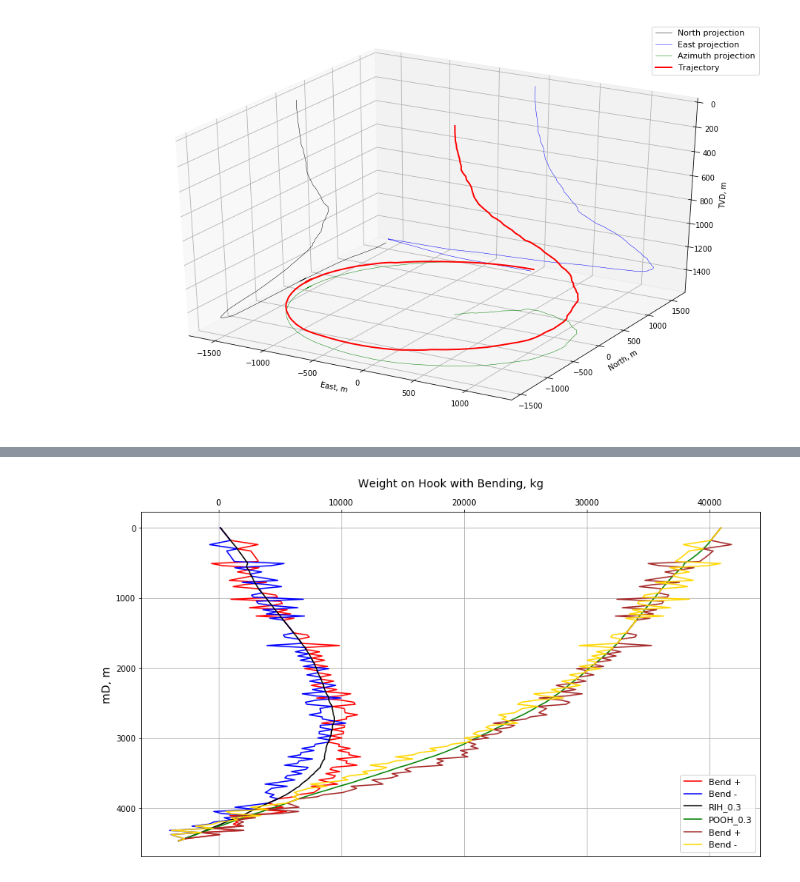
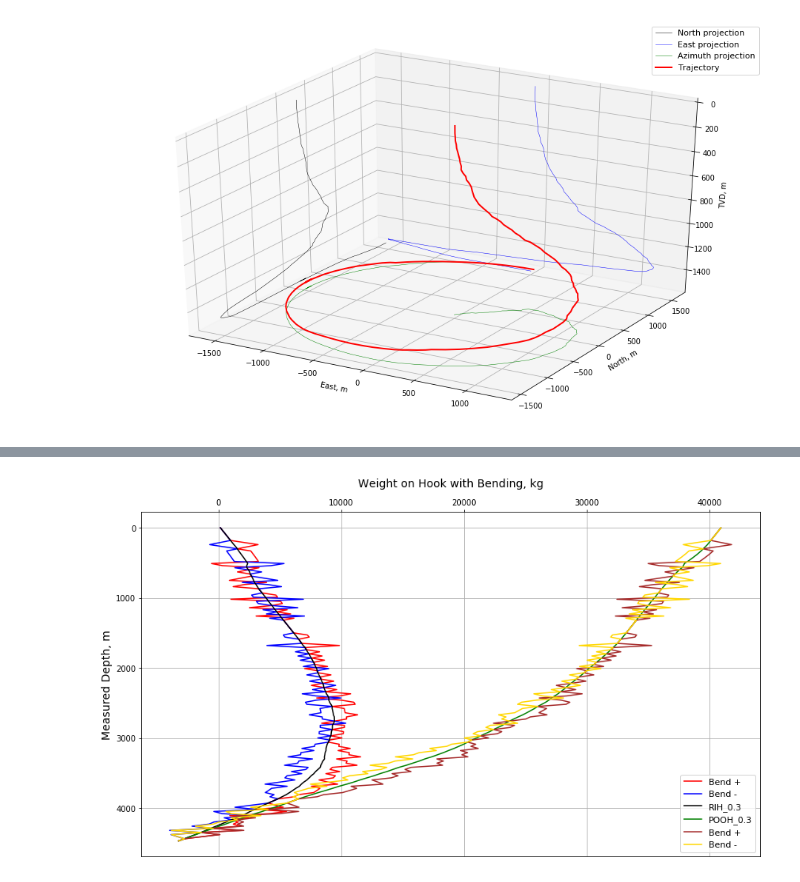
Before and after one commit to Dmitry1973/Repository_local, a Jupyter notebook: DD_survey_3d_plot.ipynb, the cells around one changed output, grey strips where cells are left out. Cells and saved outputs as stored; diff of their text form; code cells hidden in the pictures.

```diff
--- a/DD_survey_3d_plot.ipynb
+++ b/DD_survey_3d_plot.ipynb
@@ -250,24 +252,24 @@ plt.show()
 # %%
 plt.figure(figsize=(14,8))
 
 plt.plot(Loads['revRIH_0.3_B+'], data['depth'], color='red', label='Bend +')
 plt.plot(Loads['revRIH_0.3_B-'], data['depth'], color='blue', label='Bend -')
 
 plt.plot(Loads['revRIH_0.3'], data['depth'], color='k', label='RIH_0.3')
 plt.plot(Loads['revPull_0.3'], data['depth'], color='green', label='POOH_0.3')
 
 plt.plot(Loads['revPull_0.3_B+'], data['depth'], color='brown', label='Bend +')
 plt.plot(Loads['revPull_0.3_B-'], data['depth'], color='gold', label='Bend -')
 
 plt.legend()
 plt.xlabel('Weight on Hook with Bending, kg', fontsize=14, labelpad=15)
-plt.ylabel('mD, m', fontsize=14)
+plt.ylabel('Measured Depth, m', fontsize=14)
 
 plt.gca().xaxis.tick_top()
 plt.gca().xaxis.set_label_position('top')
 plt.gca().invert_yaxis()
 
 plt.grid()
 plt.show()
 # %% [output]
-[figure, old version]
+[figure, new version]
```
Also changed, not shown: parts of 4 cells of this notebook.
